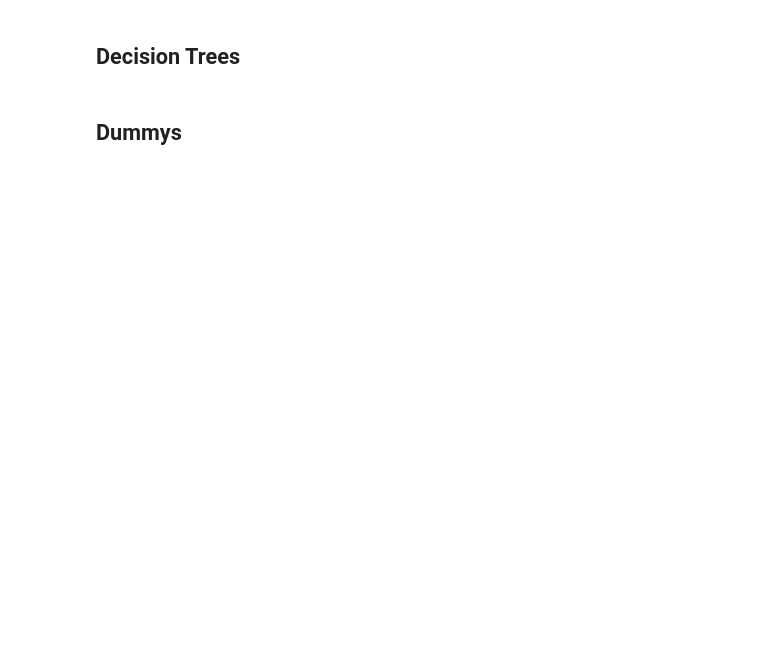
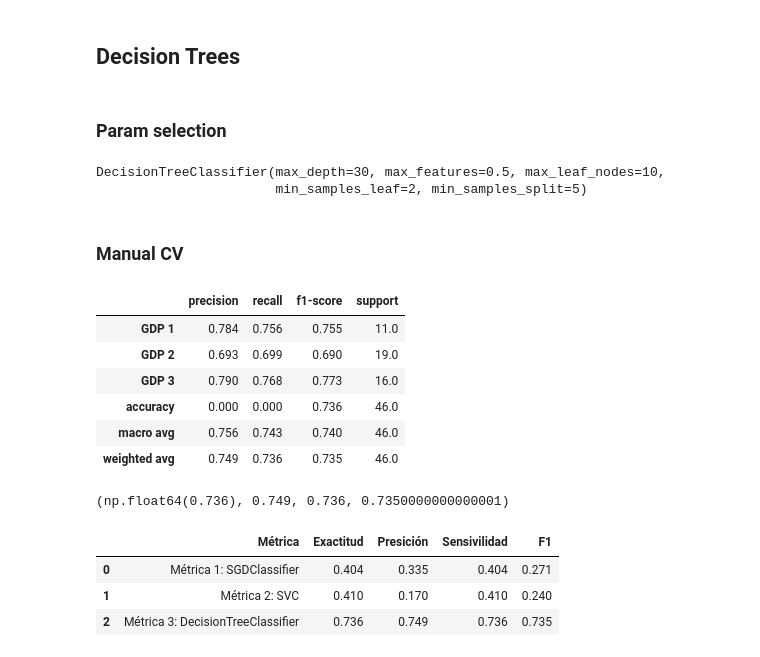
Before and after one commit to dui-luis-alberto-37/sklearn_cross_vall, a Jupyter notebook: Proyecto2_LuisAlbertoGarciaOrozco.ipynb, the cells around one changed output. Drawn from its saved outputs; the diff is of its cells as text; code cells hidden in the pictures; blank space fills up the shorter version.

Commit message:
SVC and Decision tree completed

```diff
--- a/Proyecto2_LuisAlbertoGarciaOrozco.ipynb
+++ b/Proyecto2_LuisAlbertoGarciaOrozco.ipynb
@@ -800,8 +811,7 @@ indx += 1
 # %%
 param_grid = {
     'C': [0.01, 0.1, 1, 10, 100],
-    'kernel': ['linear', 'poly', 'rbf', 'sigmoid'],
-    'degree': [2, 3, 4],
+    'kernel': ['rbf', 'sigmoid'],
     'gamma': ['scale', 'auto', 0.01, 0.1, 1, 10],
     'coef0': [-0.5, 0.0, 0.5],
     'shrinking': [True, False],
@@ -857,7 +883,75 @@ os.system('paplay /usr/share/sounds/freedesktop/stereo/complete.oga')
 indx += 1
 # %% [markdown]
 ## Decision Trees
-# %% [markdown]
-## Dummys
+# %% [markdown]
+### Param selection
+# %%
+param_grid = {
+    'criterion': ['gini', 'entropy'],
+    'max_depth': [None, 3, 5, 10, 20, 30],
+    'min_samples_split': [2, 5, 10, 20],
+    'min_samples_leaf': [1, 2, 5, 10],
+    'max_features': [None, 'sqrt', 'log2', 0.5],
+    'max_leaf_nodes': [None, 10, 30, 100],
+    'class_weight': [None, 'balanced']
+}
+model = models[indx]
+grid_search = GridSearchCV(model(), param_grid, cv = 5, error_score = 'raise', scoring = 'accuracy', n_jobs =- 1)
+# %%
+grid_search.fit(X, y)
+
+best_mod_v = grid_search.best_estimator_
+best_mod_v
+# %% [output]
+DecisionTreeClassifier(max_depth=30, max_features=0.5, max_leaf_nodes=10,
+                       min_samples_leaf=2, min_samples_split=5)
+# %% [markdown]
+### Manual CV
+# %%
+reports = []
+
+for train_index, test_index in cv_spliter.split(X, y):
+    clone_clf = clone(best_mod_v)
+
+    X_train_folds = X.iloc[train_index]
+    y_train_folds = (y[train_index])
+    X_test_fold = X.iloc[test_index]
+    y_test_fold = (y[test_index])
+
+    clone_clf.fit(X_train_folds, y_train_folds)
+    y_pred = clone_clf.predict(X_test_fold)
+
+    report = classification_report(y_test_fold, y_pred)
+    report_df = Report_to_dataframe(report)
+    reports.append(report_df)
+
+mean_report = reports[0]
+for report in reports[1:]:
+    mean_report += report
+mean_report /= len(reports)
+mean_report
+# %% [output]
+|  | precision | recall | f1-score | support |
+| GDP 1 | 0.784 | 0.756 | 0.755 | 11.0 |
+| GDP 2 | 0.693 | 0.699 | 0.690 | 19.0 |
+| GDP 3 | 0.790 | 0.768 | 0.773 | 16.0 |
+| accuracy | 0.000 | 0.000 | 0.736 | 46.0 |
+| macro avg | 0.756 | 0.743 | 0.740 | 46.0 |
+| weighted avg | 0.749 | 0.736 | 0.735 | 46.0 |
+# %%
+acc = mean_report.loc['accuracy','f1-score']
+precision, recall, f1, _ = mean_report.loc['weighted avg']
+
+acc, precision, recall, f1
+# %% [output]
+(np.float64(0.736), 0.749, 0.736, 0.7350000000000001)
+# %%
+comparison_df.iloc[indx, 1:] = acc, precision, recall, f1
+comparison_df
+# %% [output]
+|  | Métrica | Exactitud | Presición | Sensivilidad | F1 |
+| 0 | Métrica 1: SGDClassifier | 0.404 | 0.335 | 0.404 | 0.271 |
+| 1 | Métrica 2: SVC | 0.410 | 0.170 | 0.410 | 0.240 |
+| 2 | Métrica 3: DecisionTreeClassifier | 0.736 | 0.749 | 0.736 | 0.735 |
 # %%
 dum_grid = {
```
Also changed, not shown: parts of 14 cells of this notebook.
